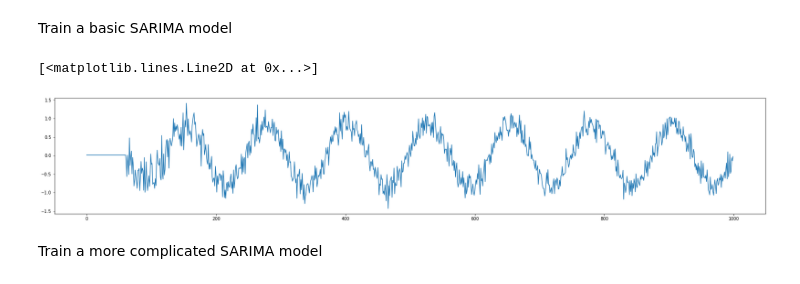
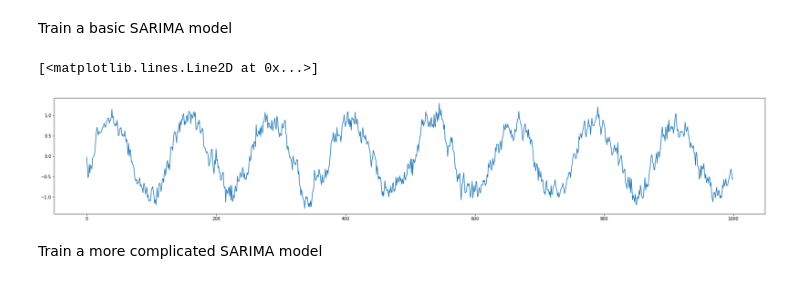
Before and after one commit to philhteoma/Msc-Data-Science-Thesis, a Jupyter notebook: lstm-sinwave.ipynb, the cells around one changed output. Cells and saved outputs as stored; diff of their text form; code cells hidden in the pictures.

Commit message:
Syntax error in the SARIMA models, they perform much better now

```diff
--- a/lstm-sinwave.ipynb
+++ b/lstm-sinwave.ipynb
@@ -158,12 +158,12 @@ fig = sm.graphics.tsa.plot_pacf(np.array(fullTrain), lags=100, ax=axis)
 # %% [markdown]
 Train a basic SARIMA model
 # %%
-model = sm.tsa.arima.ARIMA(endog=np.array(y), seasonal_order=(1, 0, 1, 61))
+model = sm.tsa.arima.ARIMA(endog=np.array(y), order=(1, 0, 1), seasonal_order=(1, 0, 1, 61))
 res = model.fit()
 plt.plot(res.fittedvalues)
 # %% [output]
 [<matplotlib.lines.Line2D at 0x...>]
-[figure, old version]
+[figure, new version]
 # %% [markdown]
 Train a more complicated SARIMA model
 # %%
```
Also changed, not shown: parts of 25 cells of this notebook.
